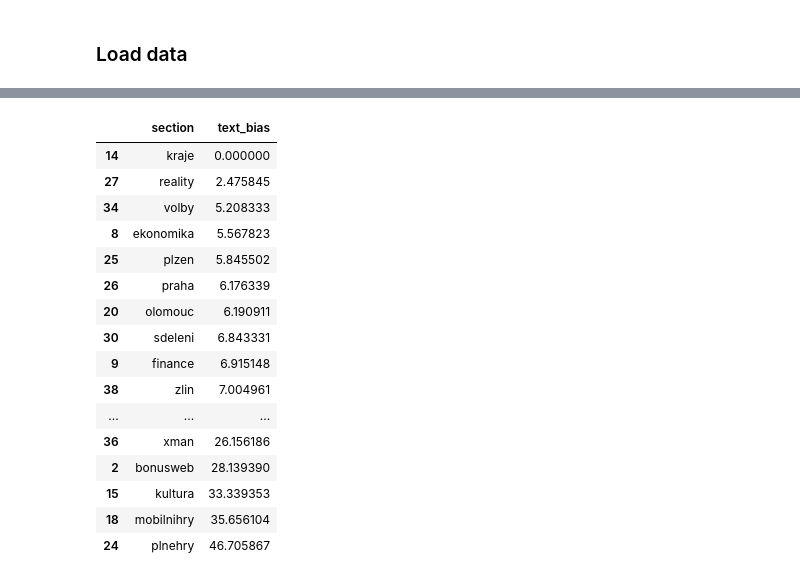
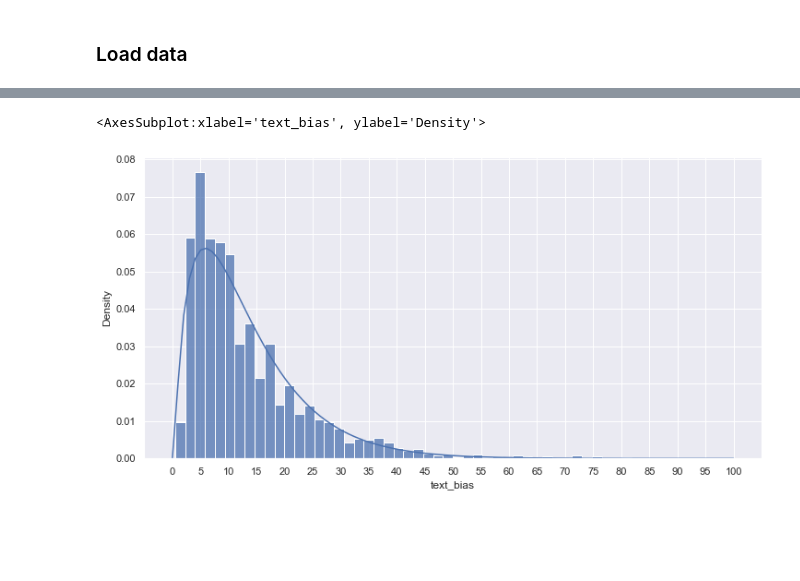
Before and after one commit to horychtom/czech-media-bias-detection, a Jupyter notebook: notebooks/media/full_pipeline/news_experiments.ipynb, the cells around one changed output, grey strips where cells are left out. Saved outputs shown, nothing was run; the diff lists cells and outputs as text; code cells hidden in the pictures; blank space fills up the shorter version.

```diff
--- a/notebooks/media/full_pipeline/news_experiments.ipynb
+++ b/notebooks/media/full_pipeline/news_experiments.ipynb
@@ -108,20 +30,0 @@ section_bias(novinky)
-# %%
-section_bias(idnes)
-# %% [output]
-|  | section | text_bias |
-| 14 | kraje | 0.000000 |
-| 27 | reality | 2.475845 |
-| 34 | volby | 5.208333 |
-| 8 | ekonomika | 5.567823 |
-| 25 | plzen | 5.845502 |
-| 26 | praha | 6.176339 |
-| 20 | olomouc | 6.190911 |
-| 30 | sdeleni | 6.843331 |
-| 9 | finance | 6.915148 |
-| 38 | zlin | 7.004961 |
-| ... | ... | ... |
-| 36 | xman | 26.156186 |
-| 2 | bonusweb | 28.139390 |
-| 15 | kultura | 33.339353 |
-| 18 | mobilnihry | 35.656104 |
-| 24 | plnehry | 46.705867 |
@@ -130,0 +31,29 @@ dfi.export(df_styled,"mytable.png")
+# %%
+sampled_domains = data.groupby('subdomain',as_index=False).apply(lambda x: x.sample(n=4000,random_state=10))
+# %%
+sampled = sampled_domains[sampled_domains['text_bias']>0]
+
+data1 = sampled_domains[sampled_domains['subdomain']=='denik.cz']['text_bias']
+data2 = sampled_domains[sampled_domains['subdomain']=='ceskenoviny.cz']['text_bias']
+
+
+ax = plt.figure(figsize=(12,6))
+plt.xticks(np.arange(0, 101, 5.0))
+plt.yticks(np.arange(0,0.12, 0.01))
+x = np.linspace(0, 100, 100)
+
+
+#ČTK
+fit_alpha, fit_loc, fit_beta=stats.gamma.fit(data1)
+y = stats.gamma.pdf(x,a=fit_alpha,loc=fit_loc,scale=fit_beta)
+plt.plot(x, y)
+sns.histplot(x=data1, stat="density")
+
+#novinky
+#fit_alpha2, fit_loc2, fit_beta2=stats.gamma.fit(data2)
+#y2 = stats.gamma.pdf(x,a=fit_alpha2,loc=fit_loc2,scale=fit_beta2)
+#plt.plot(x, y2)
+#sns.histplot(x=data2, stat="density")
+# %% [output]
+<AxesSubplot:xlabel='text_bias', ylabel='Density'>
+[figure, added]
```
Also changed, not shown: parts of 31 cells of this notebook, 2 other files.
